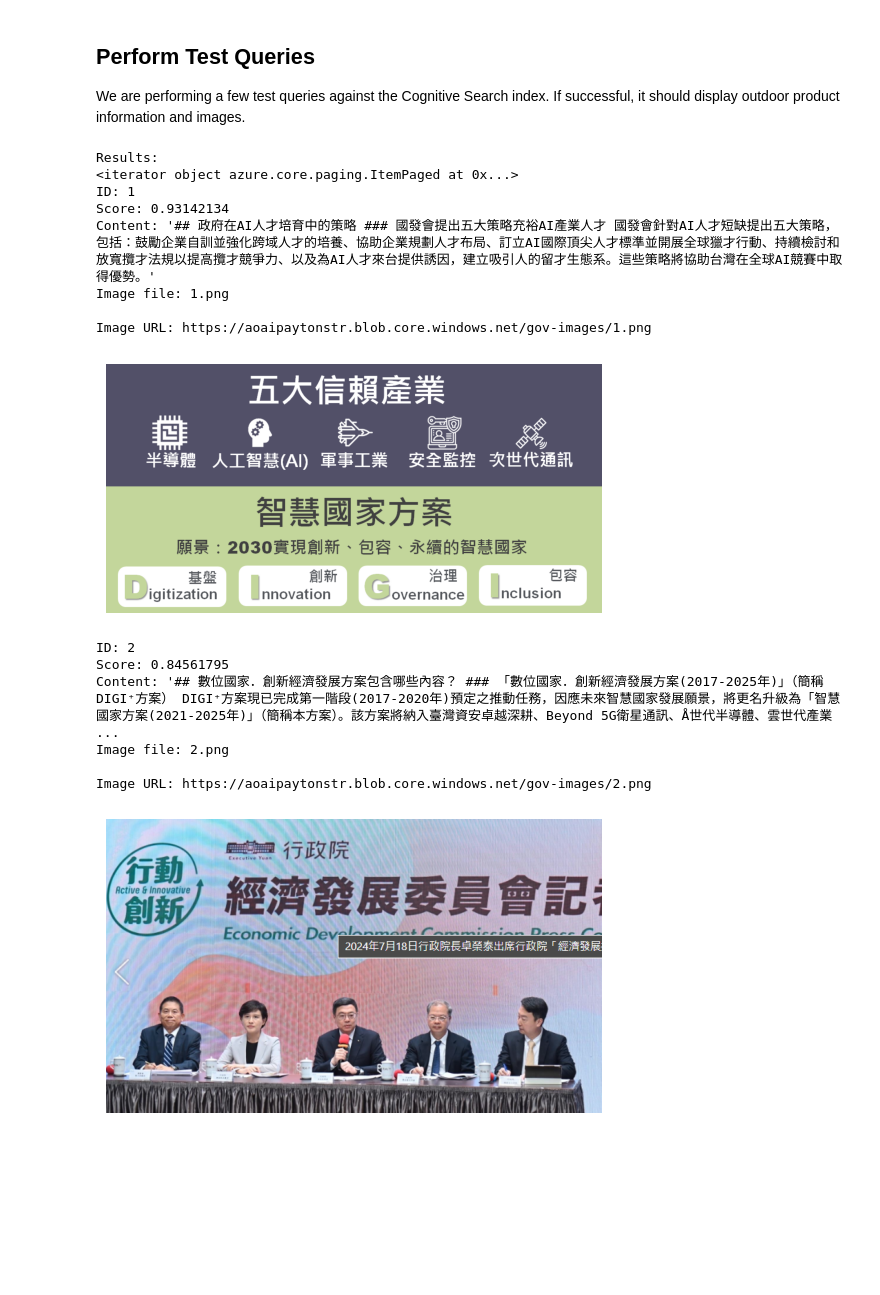
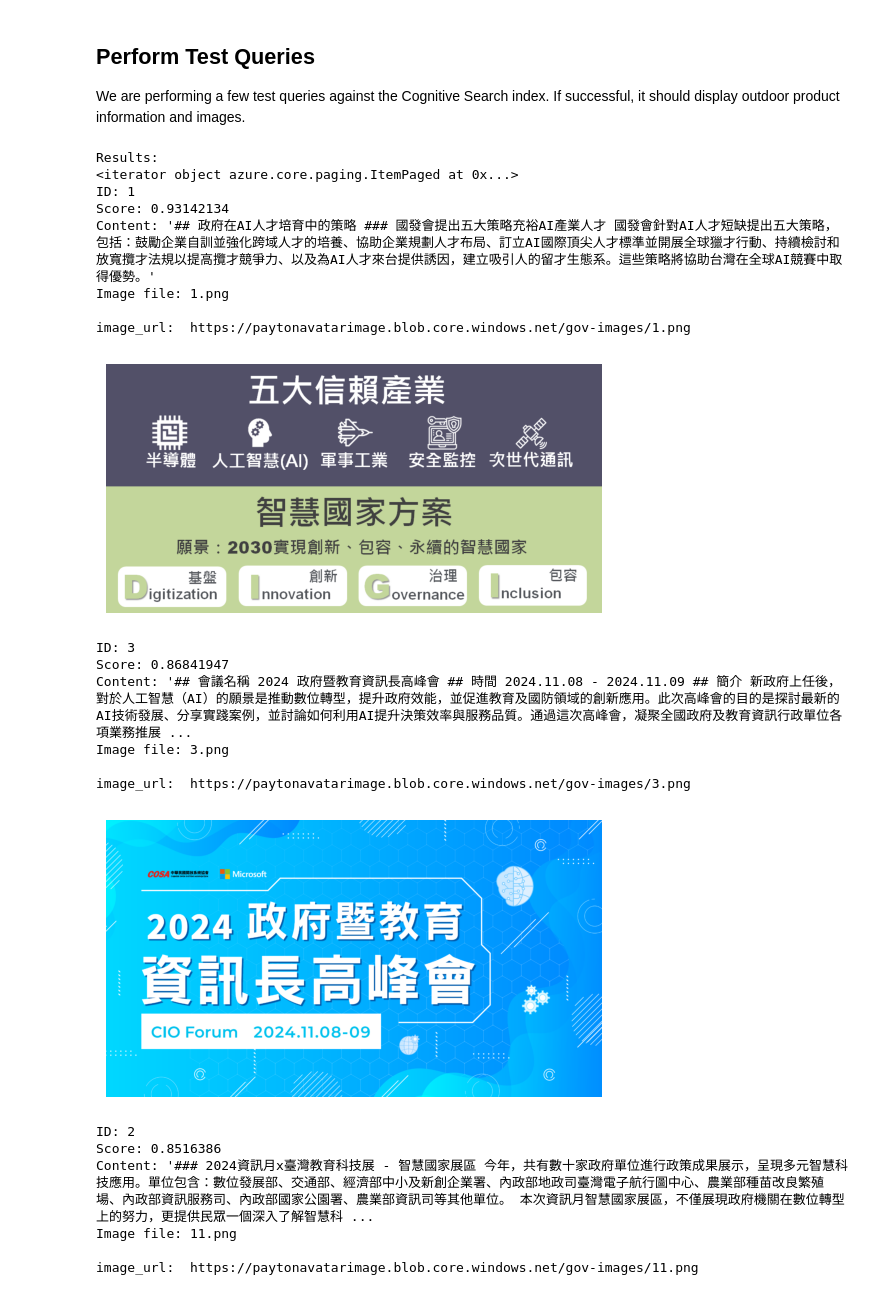
Before and after one commit to payton-chou-ms/gen-cv, a Jupyter notebook: avatar/interactive/create-index-and-database.ipynb, the cells around one changed output. Drawn from its saved outputs; the diff is of its cells as text; code cells hidden in the pictures; blank space fills up the shorter version.

```diff
--- a/avatar/interactive/create-index-and-database.ipynb
+++ b/avatar/interactive/create-index-and-database.ipynb
@@ -198,86 +189,62 @@ from azure.storage.blob import BlobServiceClient
 import matplotlib.pyplot as plt
 from io import BytesIO
 import requests
+from PIL import Image
 
 def display_image_from_blob(image_file):
-    if use_entra_id:
-        try:
-            # Test for Microsoft Entra ID authentication
-            account_url = f"https://{blob_container_name}.blob.core.windows.net"
-            default_credential = DefaultAzureCredential()
+    # Use public blob storage URL to display image
+    image_url = (
+        "https://paytonavatarimage.blob.core.windows.net/gov-images/" + image_file
+    )
+    print("image_url: ", image_url)
+    response = requests.get(image_url)
+    blob_data = response.content
 
-            # Create the BlobServiceClient object
-            blob_service_client = BlobServiceClient(account_url, credential=default_credential)
-
-            # Get the blob client
-            blob_client = blob_service_client.get_blob_client(container="gov-images", blob=image_file)
-
-            # 獲取圖像的 URL
-            image_url = blob_client.url
-            # 打印圖像 URL
-            print(f"Image URL: {image_url}")
-
-            # Download the blob content
-            blob_data = blob_client.download_blob().readall()
-
-            # Open the image and display it
-            img = plt.imread(BytesIO(blob_data))
-            plt.imshow(img)
-            plt.axis('off')  # No axes for this plot
-            plt.show()
-        except Exception as e:
-            print(f"Failed to retrieve image. Error: {e}")
-    else:
-        # Append the image name to the SAS URL
-        image_url = blob_sas_url.split("?")[0] + f"/{image_file}?" + blob_sas_url.split("?")[1]
-
-        # Get the image content
-        response = requests.get(image_url)
-
-        # Check if the request was successful
-        if response.status_code == 200:
-            # Open the image and display it
-            img = plt.imread(BytesIO(response.content))
-            plt.imshow(img)
-            plt.axis('off') # No axes for this plot
-            plt.show()
-        else:
-            print(f"Failed to retrieve image. HTTP Status code: {response.status_code}")
+    img = plt.imread(BytesIO(blob_data))
+    plt.imshow(img)
+    plt.axis('off')  # No axes for this plot
+    plt.show()
 
 def print_results(results):
   print("Results:")
   print(results)
   for result in results:
     print(f"ID: {result['id']}")
     print(f"Score: {result['@search.score']}")
     print(f"Content: {result['content']}")
     print(f"Image file: {result['product_image_file']}\n")
     display_image_from_blob(result['product_image_file'])
 
 # Pure Vector Search
 query = "請問政府在AI人才培育中的策略？"
 
 results = search_client.search(
     search_text=None,
     vector=generate_embeddings(query), top_k=3,
     vector_fields="content_vector",
     select= fields_of_interest
 )
 print_results(results)
 # %% [output]
 Results:
 <iterator object azure.core.paging.ItemPaged at 0x...>
 ID: 1
 Score: 0.93142134
 Content: '## 政府在AI人才培育中的策略 ### 國發會提出五大策略充裕AI產業人才 國發會針對AI人才短缺提出五大策略，包括：鼓勵企業自訓並強化跨域人才的培養、協助企業規劃人才布局、訂立AI國際頂尖人才標準並開展全球獵才行動、持續檢討和放寬攬才法規以提高攬才競爭力、以及為AI人才來台提供誘因，建立吸引人的留才生態系。這些策略將協助台灣在全球AI競賽中取得優勢。'
 Image file: 1.png
 
-Image URL: https://aoaipaytonstr.blob.core.windows.net/gov-images/1.png
+image_url:  https://paytonavatarimage.blob.core.windows.net/gov-images/1.png
 [figure]
-ID: 2
-Score: 0.84561795
-Content: '## 數位國家．創新經濟發展方案包含哪些內容？ ### 「數位國家．創新經濟發展方案(2017-2025年)」（簡稱DIGI⁺方案） DIGI⁺方案現已完成第一階段(2017-2020年)預定之推動任務，因應未來智慧國家發展願景，將更名升級為「智慧國家方案(2021-2025年)」（簡稱本方案）。該方案將納入臺灣資安卓越深耕、Beyond 5G衛星通訊、Å世代半導體、雲世代產業 ...
-Image file: 2.png
+ID: 3
+Score: 0.86841947
+Content: '## 會議名稱 2024 政府暨教育資訊長高峰會 ## 時間 2024.11.08 - 2024.11.09 ## 簡介 新政府上任後，對於人工智慧（AI）的願景是推動數位轉型，提升政府效能，並促進教育及國防領域的創新應用。此次高峰會的目的是探討最新的AI技術發展、分享實踐案例，並討論如何利用AI提升決策效率與服務品質。通過這次高峰會，凝聚全國政府及教育資訊行政單位各項業務推展 ...
+Image file: 3.png
 
-Image URL: https://aoaipaytonstr.blob.core.windows.net/gov-images/2.png
+image_url:  https://paytonavatarimage.blob.core.windows.net/gov-images/3.png
-[figure, old version]
+[figure, new version]
+ID: 2
+Score: 0.8516386
+Content: '### 2024資訊月x臺灣教育科技展 - 智慧國家展區 今年，共有數十家政府單位進行政策成果展示，呈現多元智慧科技應用。單位包含：數位發展部、交通部、經濟部中小及新創企業署、內政部地政司臺灣電子航行圖中心、農業部種苗改良繁殖場、內政部資訊服務司、內政部國家公園署、農業部資訊司等其他單位。 本次資訊月智慧國家展區，不僅展現政府機關在數位轉型上的努力，更提供民眾一個深入了解智慧科 ...
+Image file: 11.png
+
+image_url:  https://paytonavatarimage.blob.core.windows.net/gov-images/11.png
```
Also changed, not shown: parts of 4 cells of this notebook, 8 other files.
